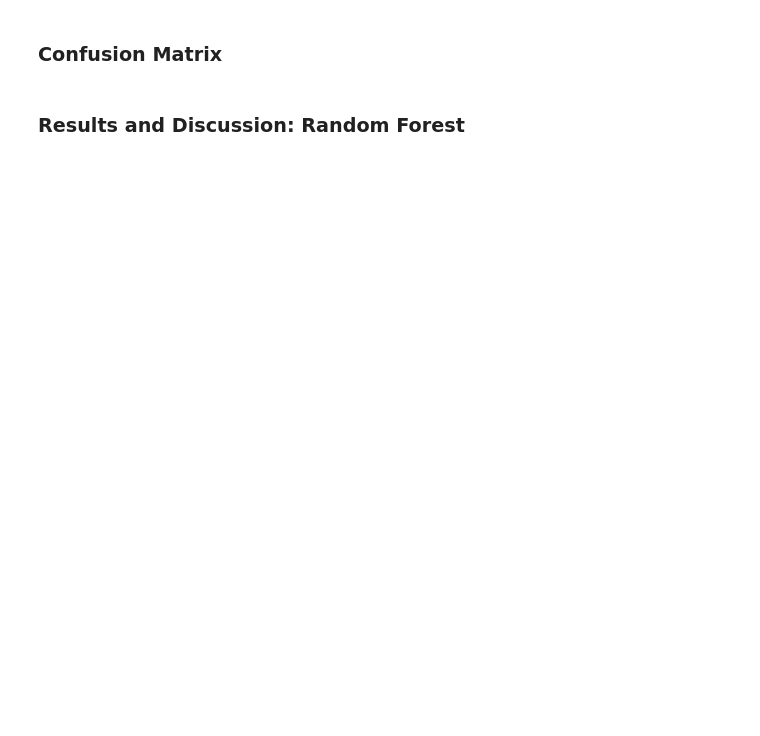
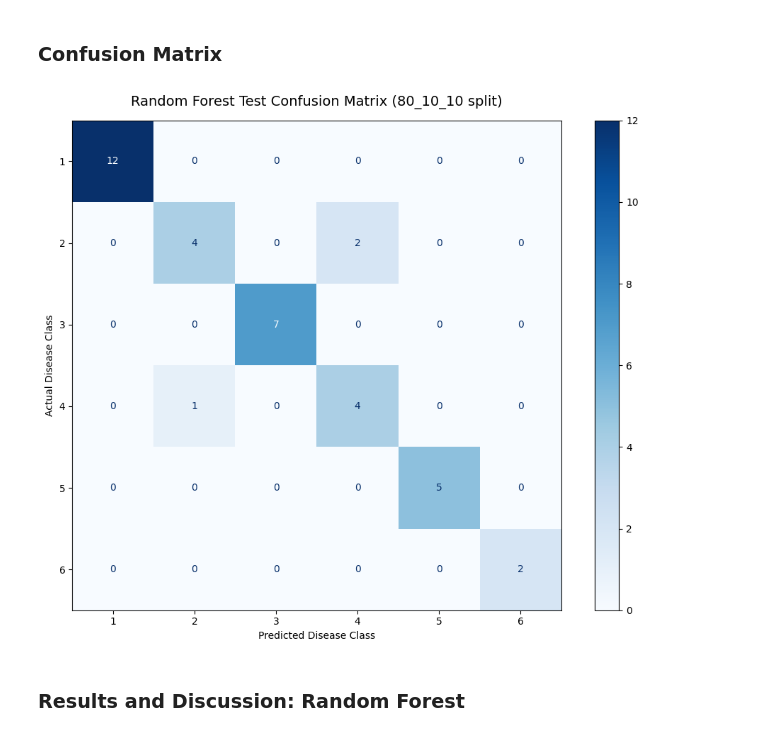
Before and after one commit to Jeffrysoo/CPC-251-Project-1, a Jupyter notebook: CPC251_Project_Part2_Dermatology.ipynb, the cells around one changed output. Drawn from its saved outputs; the diff is of its cells as text; code cells hidden in the pictures; blank space fills up the shorter version.

```diff
--- a/CPC251_Project_Part2_Dermatology.ipynb
+++ b/CPC251_Project_Part2_Dermatology.ipynb
@@ -948,7 +1124,30 @@ Description: Two predictive models are constructed: Random Forest and MLP Neural
 # %% [markdown]
 ### Confusion Matrix
 # %%
-# TODO: Display the Random Forest confusion matrix
+# Display the confusion matrix for the final Random Forest model.
+rf_cm = confusion_matrix(
+    rf_y_test_final,
+    rf_test_predictions,
+    labels=rf_class_labels
+)
+
+fig, ax = plt.subplots(figsize=(10, 8))
+ConfusionMatrixDisplay(
+    confusion_matrix=rf_cm,
+    display_labels=rf_class_labels
+).plot(
+    cmap='Blues',
+    ax=ax,
+    values_format='d'
+)
+
+plt.title(f'Random Forest Test Confusion Matrix ({best_rf_split} split)', fontsize=14, pad=15)
+plt.xlabel('Predicted Disease Class')
+plt.ylabel('Actual Disease Class')
+plt.tight_layout()
+plt.show()
+# %% [output]
+[figure, added]
 # %% [markdown]
 ### Results and Discussion: Random Forest
 # %% [markdown]
```
Also changed, not shown: parts of 10 cells of this notebook.
